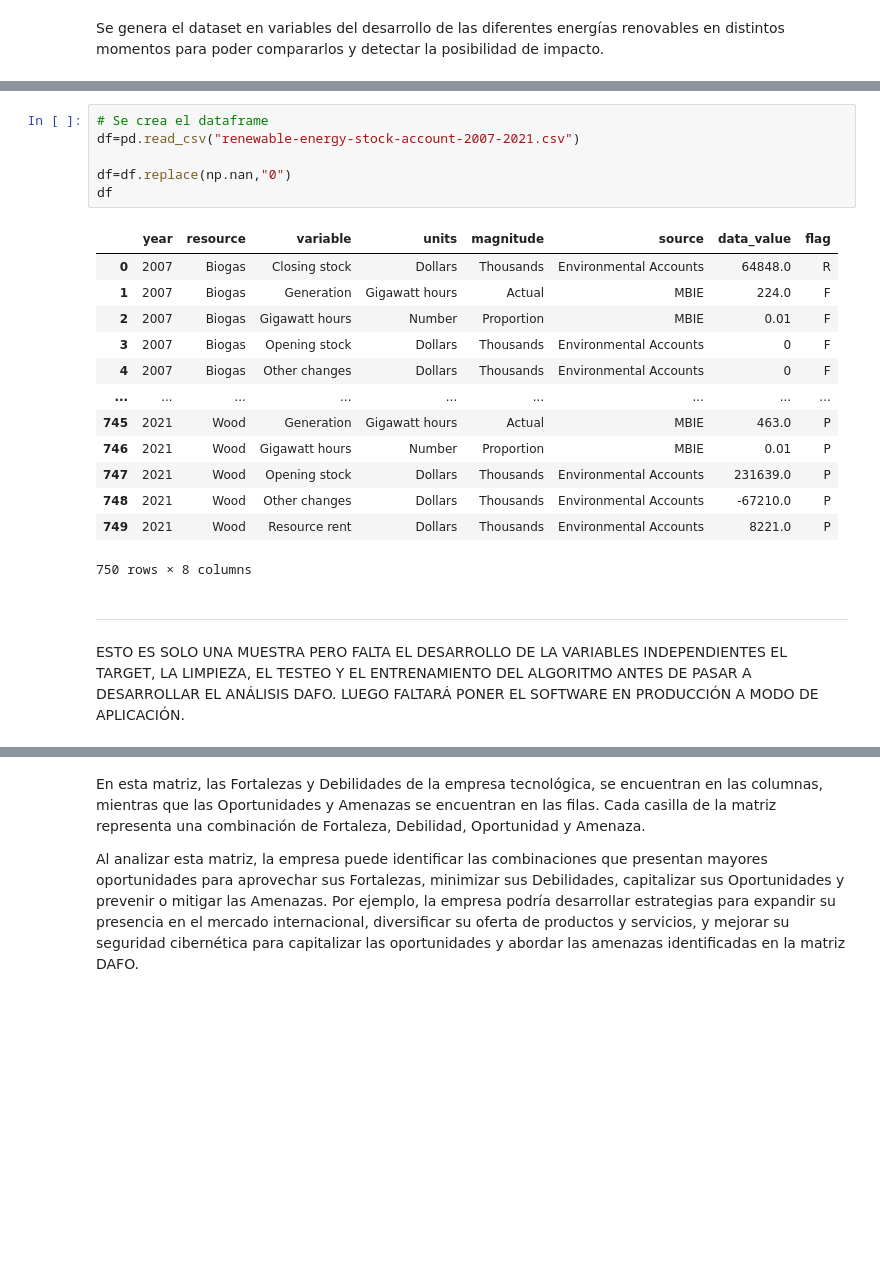
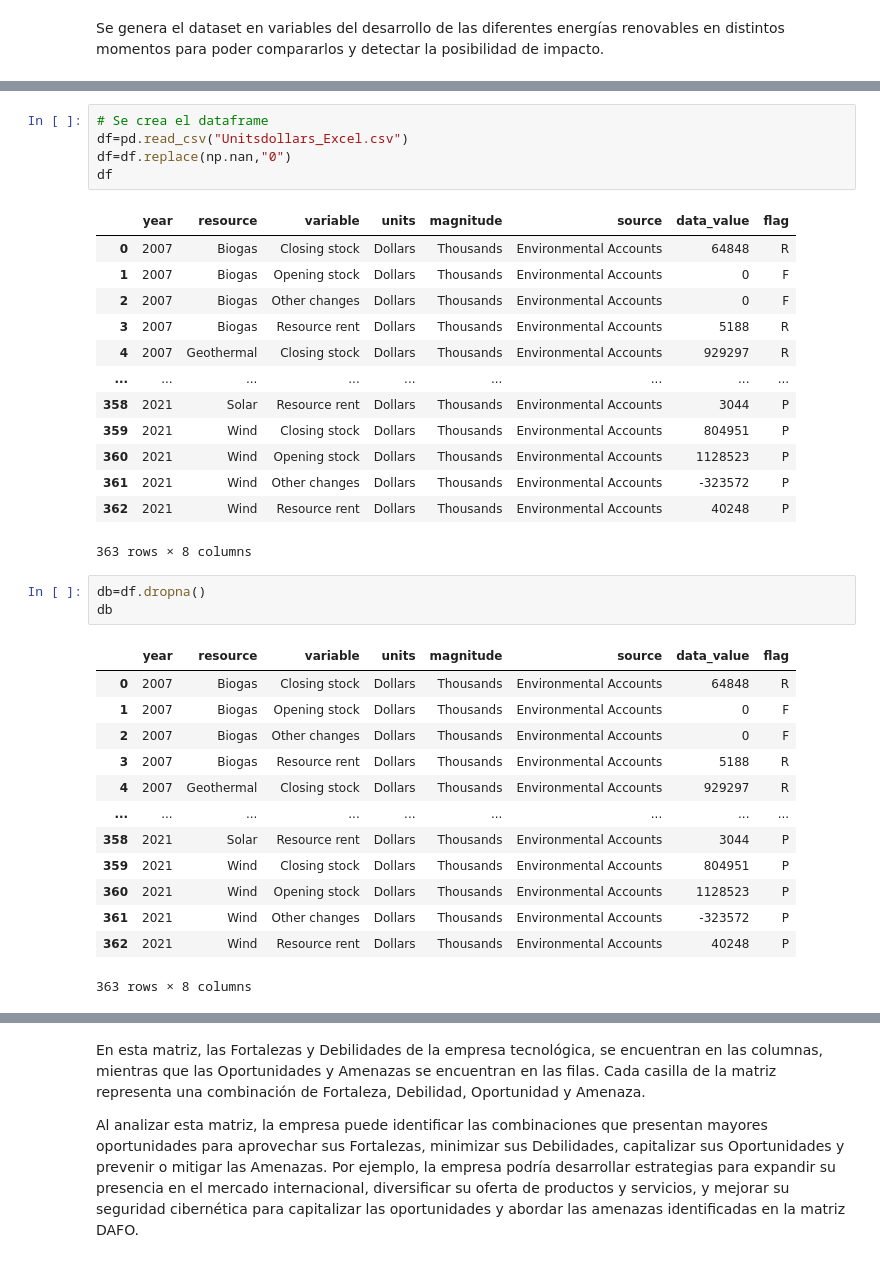
Before and after one commit to Jmarsaki/profin_PP2, a Jupyter notebook: Proyecto_de_software_para_medir_posible_impacto_en_políticas_de_innovación_energética.ipynb, the cells around one changed output, grey strips where cells are left out. Cells and saved outputs as stored; diff of their text form; blank space fills up the shorter version.

```diff
--- a/Proyecto_de_software_para_medir_posible_impacto_en_políticas_de_innovación_energética.ipynb
+++ b/Proyecto_de_software_para_medir_posible_impacto_en_políticas_de_innovación_energética.ipynb
@@ -98,24 +95,36 @@ User uploaded file "renewable-energy-stock-account-2007-2021.csv" with length 52
 # %%
 # Se crea el dataframe
-df=pd.read_csv("renewable-energy-stock-account-2007-2021.csv")
-
+df=pd.read_csv("Unitsdollars_Excel.csv")
 df=df.replace(np.nan,"0")
 df
 # %% [output]
 |  | year | resource | variable | units | magnitude | source | data_value | flag |
-| 0 | 2007 | Biogas | Closing stock | Dollars | Thousands | Environmental Accounts | 64848.0 | R |
-| 1 | 2007 | Biogas | Generation | Gigawatt hours | Actual | MBIE | 224.0 | F |
-| 2 | 2007 | Biogas | Gigawatt hours | Number | Proportion | MBIE | 0.01 | F |
-| 3 | 2007 | Biogas | Opening stock | Dollars | Thousands | Environmental Accounts | 0 | F |
-| 4 | 2007 | Biogas | Other changes | Dollars | Thousands | Environmental Accounts | 0 | F |
+| 0 | 2007 | Biogas | Closing stock | Dollars | Thousands | Environmental Accounts | 64848 | R |
+| 1 | 2007 | Biogas | Opening stock | Dollars | Thousands | Environmental Accounts | 0 | F |
+| 2 | 2007 | Biogas | Other changes | Dollars | Thousands | Environmental Accounts | 0 | F |
+| 3 | 2007 | Biogas | Resource rent | Dollars | Thousands | Environmental Accounts | 5188 | R |
+| 4 | 2007 | Geothermal | Closing stock | Dollars | Thousands | Environmental Accounts | 929297 | R |
 | ... | ... | ... | ... | ... | ... | ... | ... | ... |
-| 745 | 2021 | Wood | Generation | Gigawatt hours | Actual | MBIE | 463.0 | P |
-| 746 | 2021 | Wood | Gigawatt hours | Number | Proportion | MBIE | 0.01 | P |
-| 747 | 2021 | Wood | Opening stock | Dollars | Thousands | Environmental Accounts | 231639.0 | P |
-| 748 | 2021 | Wood | Other changes | Dollars | Thousands | Environmental Accounts | -67210.0 | P |
-| 749 | 2021 | Wood | Resource rent | Dollars | Thousands | Environmental Accounts | 8221.0 | P |
+| 358 | 2021 | Solar | Resource rent | Dollars | Thousands | Environmental Accounts | 3044 | P |
+| 359 | 2021 | Wind | Closing stock | Dollars | Thousands | Environmental Accounts | 804951 | P |
+| 360 | 2021 | Wind | Opening stock | Dollars | Thousands | Environmental Accounts | 1128523 | P |
+| 361 | 2021 | Wind | Other changes | Dollars | Thousands | Environmental Accounts | -323572 | P |
+| 362 | 2021 | Wind | Resource rent | Dollars | Thousands | Environmental Accounts | 40248 | P |
-750 rows × 8 columns
+363 rows × 8 columns
-# %% [markdown]
---------------------------------------------------------------------------------------------------------------------------------------------------------------------------------------------------------------------------------------------------------------------------------------------------------------------------------
-# %% [markdown]
-ESTO ES SOLO UNA MUESTRA PERO FALTA EL DESARROLLO DE LA VARIABLES INDEPENDIENTES EL TARGET, LA LIMPIEZA, EL TESTEO Y EL ENTRENAMIENTO DEL ALGORITMO ANTES DE PASAR A DESARROLLAR EL ANÁLISIS DAFO. LUEGO FALTARÁ PONER EL SOFTWARE EN PRODUCCIÓN A MODO DE APLICACIÓN.
+# %%
+db=df.dropna()
+db
+# %% [output]
+|  | year | resource | variable | units | magnitude | source | data_value | flag |
+| 0 | 2007 | Biogas | Closing stock | Dollars | Thousands | Environmental Accounts | 64848 | R |
+| 1 | 2007 | Biogas | Opening stock | Dollars | Thousands | Environmental Accounts | 0 | F |
+| 2 | 2007 | Biogas | Other changes | Dollars | Thousands | Environmental Accounts | 0 | F |
+| 3 | 2007 | Biogas | Resource rent | Dollars | Thousands | Environmental Accounts | 5188 | R |
+| 4 | 2007 | Geothermal | Closing stock | Dollars | Thousands | Environmental Accounts | 929297 | R |
+| ... | ... | ... | ... | ... | ... | ... | ... | ... |
+| 358 | 2021 | Solar | Resource rent | Dollars | Thousands | Environmental Accounts | 3044 | P |
+| 359 | 2021 | Wind | Closing stock | Dollars | Thousands | Environmental Accounts | 804951 | P |
+| 360 | 2021 | Wind | Opening stock | Dollars | Thousands | Environmental Accounts | 1128523 | P |
+| 361 | 2021 | Wind | Other changes | Dollars | Thousands | Environmental Accounts | -323572 | P |
+| 362 | 2021 | Wind | Resource rent | Dollars | Thousands | Environmental Accounts | 40248 | P |
+363 rows × 8 columns
```
Also changed, not shown: parts of 24 cells of this notebook.
